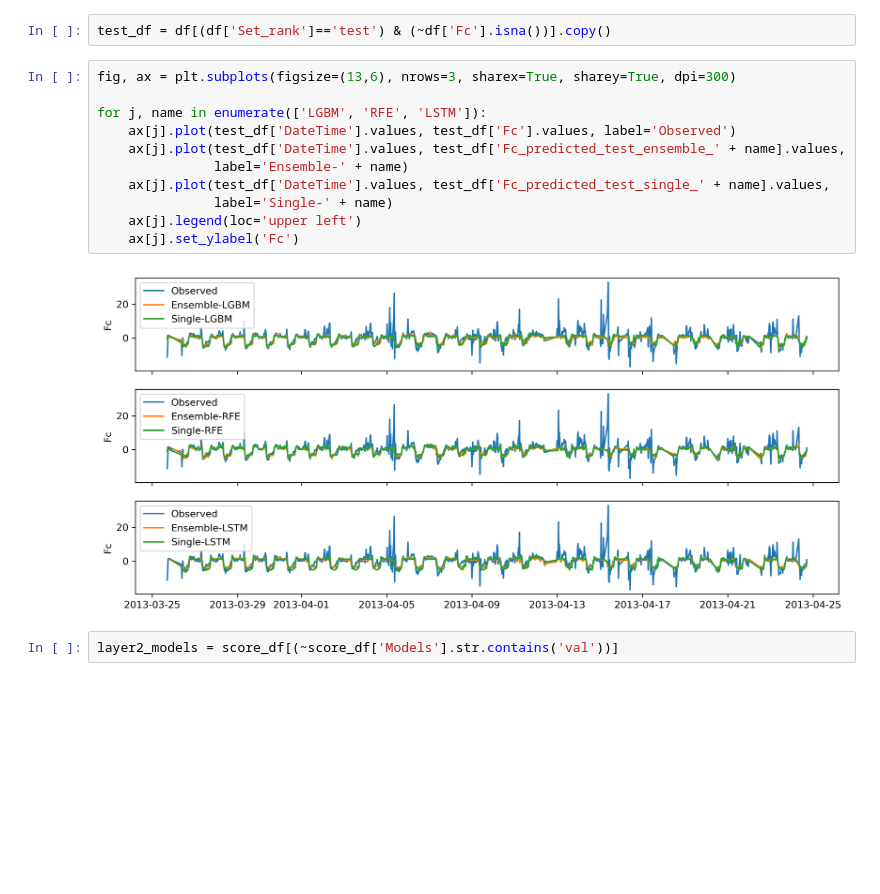
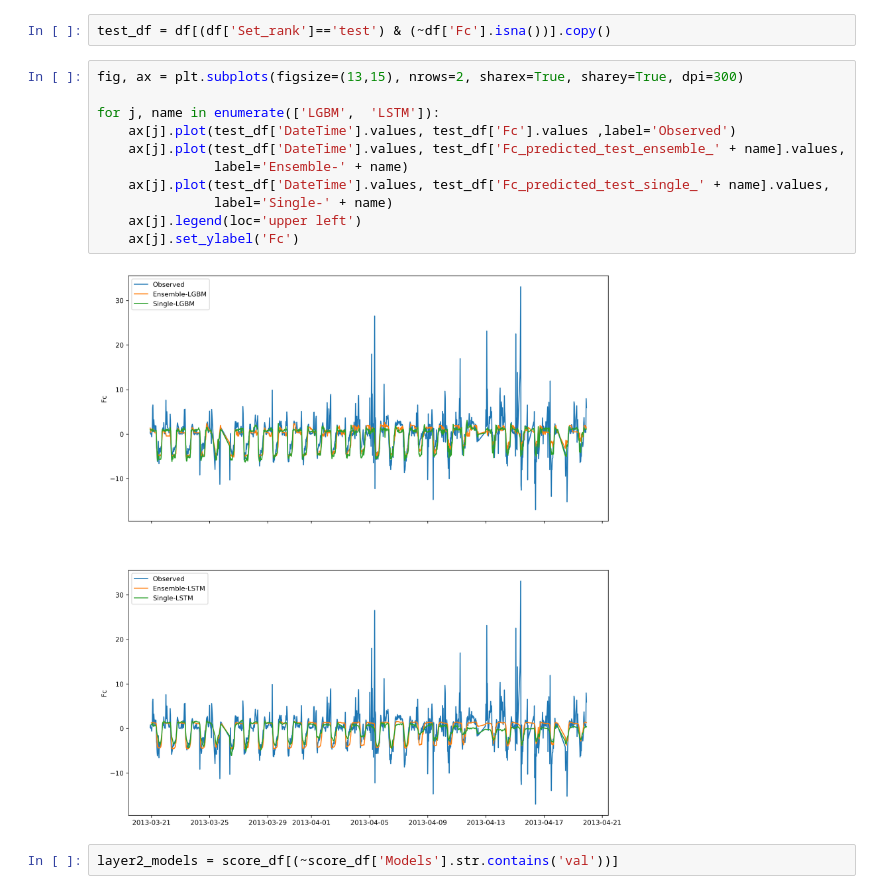
Before and after one commit to atbin-m/imputation, a Jupyter notebook: package/notebooks/PostAnalysisPlotting.ipynb, the cells around one changed output. Drawn from its saved outputs; the diff is of its cells as text; blank space fills up the shorter version.

```diff
--- a/package/notebooks/PostAnalysisPlotting.ipynb
+++ b/package/notebooks/PostAnalysisPlotting.ipynb
@@ -53,18 +49,18 @@ memory usage: 1.7+ MB
 # %%
 test_df = df[(df['Set_rank']=='test') & (~df['Fc'].isna())].copy()
 # %%
-fig, ax = plt.subplots(figsize=(13,6), nrows=3, sharex=True, sharey=True, dpi=300)
+fig, ax = plt.subplots(figsize=(13,15), nrows=2, sharex=True, sharey=True, dpi=300)
 
-for j, name in enumerate(['LGBM', 'RFE', 'LSTM']):
-    ax[j].plot(test_df['DateTime'].values, test_df['Fc'].values, label='Observed')
+for j, name in enumerate(['LGBM',  'LSTM']):
+    ax[j].plot(test_df['DateTime'].values, test_df['Fc'].values ,label='Observed')
     ax[j].plot(test_df['DateTime'].values, test_df['Fc_predicted_test_ensemble_' + name].values,
                label='Ensemble-' + name)
     ax[j].plot(test_df['DateTime'].values, test_df['Fc_predicted_test_single_' + name].values,
                label='Single-' + name)
     ax[j].legend(loc='upper left')
     ax[j].set_ylabel('Fc')
 # %% [output]
-[figure, old version]
+[figure, new version]
 # %%
 layer2_models = score_df[(~score_df['Models'].str.contains('val'))]
 # %%
```
Also changed, not shown: parts of 3 cells of this notebook, 8 other files.
